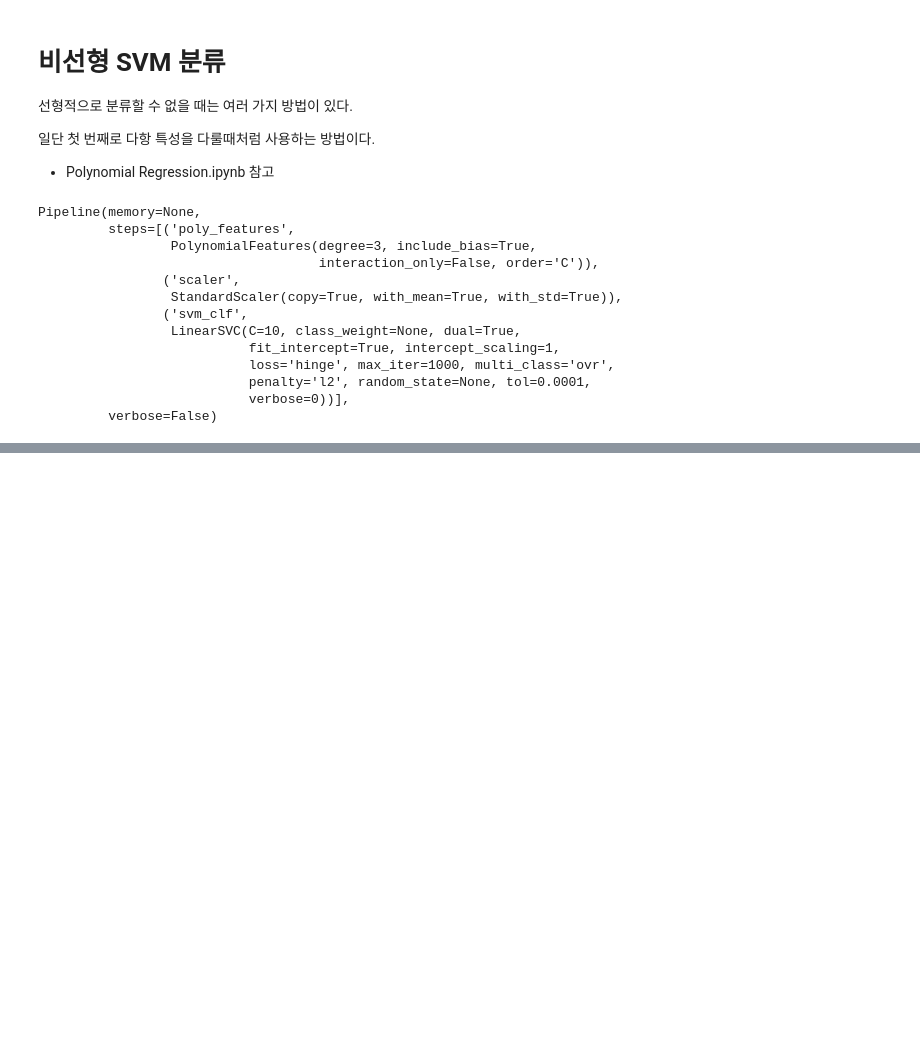
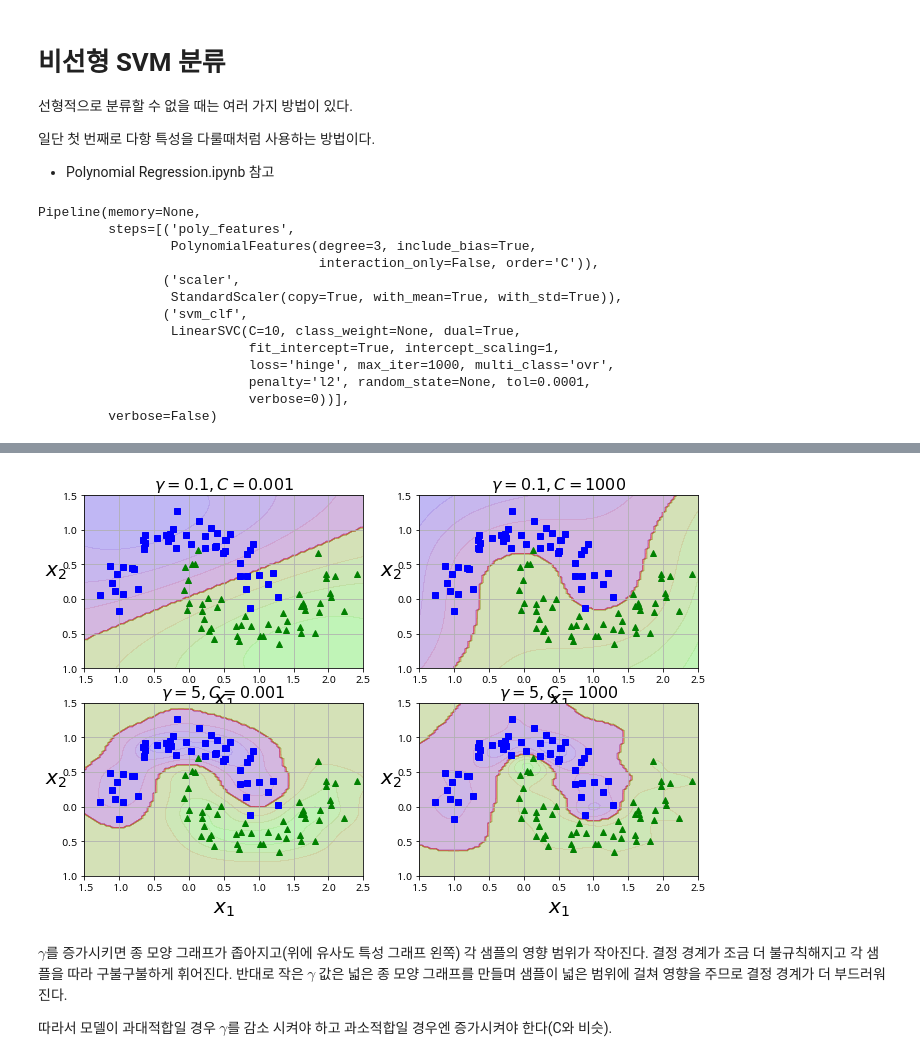
Before and after one commit to fora22/Data_Science, a Jupyter notebook: Support_Vector_Machine.ipynb, the cells around one changed output, grey strips where cells are left out. Drawn from its saved outputs; the diff is of its cells as text; code cells hidden in the pictures; blank space fills up the shorter version.

```diff
--- a/Support_Vector_Machine.ipynb
+++ b/Support_Vector_Machine.ipynb
@@ -138,0 +217,6 @@ Pipeline(memory=None,
+# %%
+rbf_kernel_svm_clf = Pipeline([
+                               ("scaler", StandardScaler()),
+                               ("svm_clf", SVC(kernel='rbf', gamma=5, C=0.001))
+])
+rbf_kernel_svm_clf.fit(X,y)
@@ -138,0 +235,32 @@ Pipeline(memory=None,
+# %%
+# 출처: https://hoony-gunputer.tistory.com/entry/핸즈온-머신러닝-5강-SVM [후니의 컴퓨터]
+gamma1, gamma2 = 0.1, 5
+C1, C2 = 0.001, 1000
+hyperparams = (gamma1, C1), (gamma1, C2), (gamma2, C1), (gamma2, C2)
+
+svm_clfs = []
+for gamma, C in hyperparams:
+    rbf_kernel_svm_clf = Pipeline([
+            ("scaler", StandardScaler()),
+            ("svm_clf", SVC(kernel="rbf", gamma=gamma, C=C))
+        ])
+    rbf_kernel_svm_clf.fit(X,  y)
+    svm_clfs.append(rbf_kernel_svm_clf)
+
+plt.figure(figsize=(11, 7))
+
+for i, svm_clf in enumerate(svm_clfs):
+    plt.subplot(221 + i)
+    plot_predictions(svm_clf, [-1.5, 2.5, -1, 1.5])
+    plot_dataset(X, y, [-1.5, 2.5, -1, 1.5])
+    gamma, C = hyperparams[i]
+    plt.title(r"$\gamma = {}, C = {}$".format(gamma, C), fontsize=16)
+
+
+plt.show()
+# %% [output]
+[figure, added]
+# %% [markdown]
+$\gamma$를 증가시키면 종 모양 그래프가 좁아지고(위에 유사도 특성 그래프 왼쪽) 각 샘플의 영향 범위가 작아진다. 결정 경계가 조금 더 불규칙해지고 각 샘플을 따라 구불구불하게 휘어진다. 반대로 작은 $\gamma$ 값은 넓은 종 모양 그래프를 만들며 샘플이 넓은 범위에 걸쳐 영향을 주므로 결정 경계가 더 부드러워진다.
+
+따라서 모델이 과대적합일 경우 $\gamma$를 감소 시켜야 하고 과소적합일 경우엔 증가시켜야 한다(C와 비슷).
```
Also changed, not shown: parts of 17 cells of this notebook.
